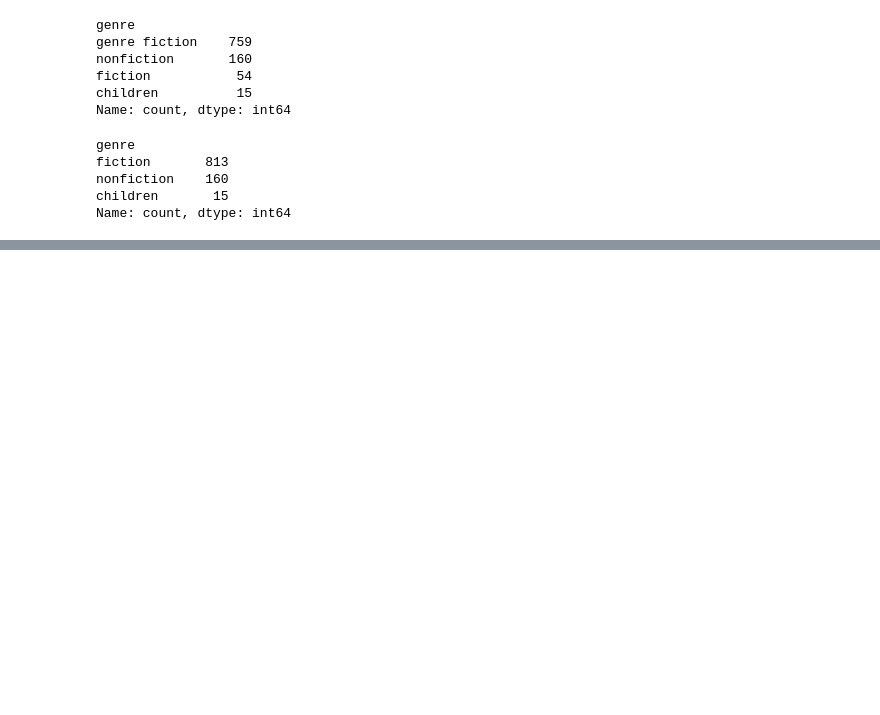
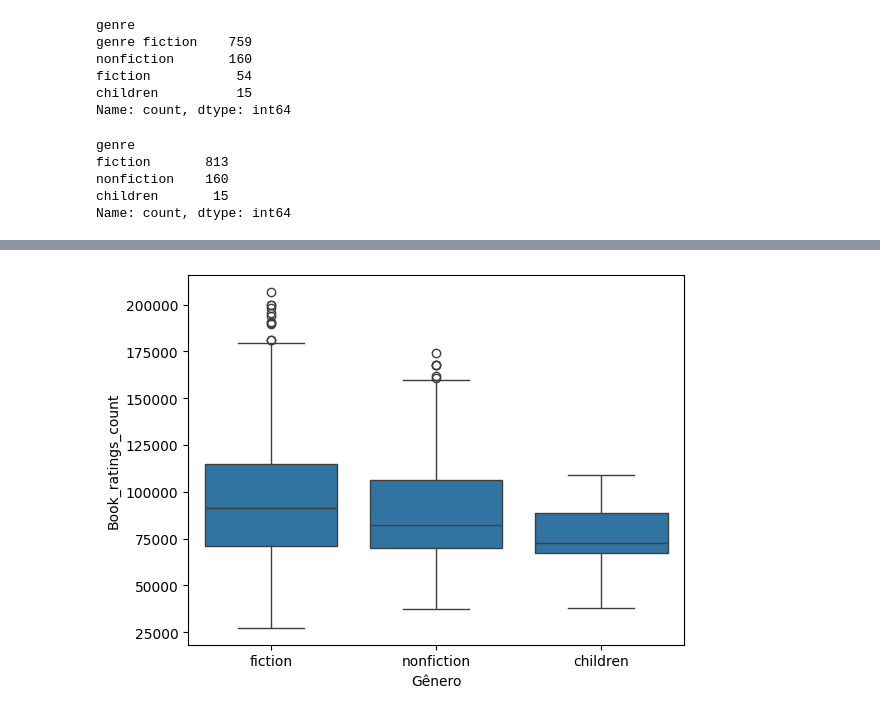
Before and after one commit to MarcioLuizBR/analiseDados_BookStore1, a Jupyter notebook: AnaliseBookStore.ipynb, the cells around one changed output, grey strips where cells are left out. Saved outputs shown, nothing was run; the diff lists cells and outputs as text; code cells hidden in the pictures; blank space fills up the shorter version.

```diff
--- a/AnaliseBookStore.ipynb
+++ b/AnaliseBookStore.ipynb
@@ -160,0 +182,5 @@ Name: count, dtype: int64
+# %%
+sns.boxplot(x="genre", y="Book_ratings_count", data=df)
+plt.xlabel("Gênero");
+# %% [output]
+[figure, added]
```
Also changed, not shown: parts of 7 cells of this notebook.
